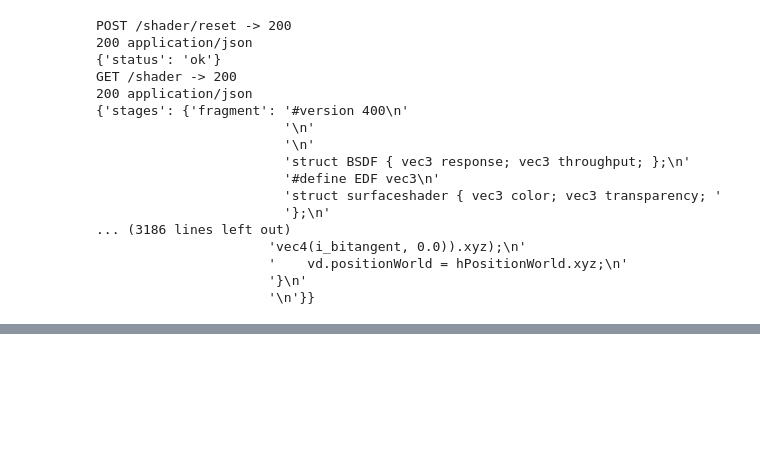
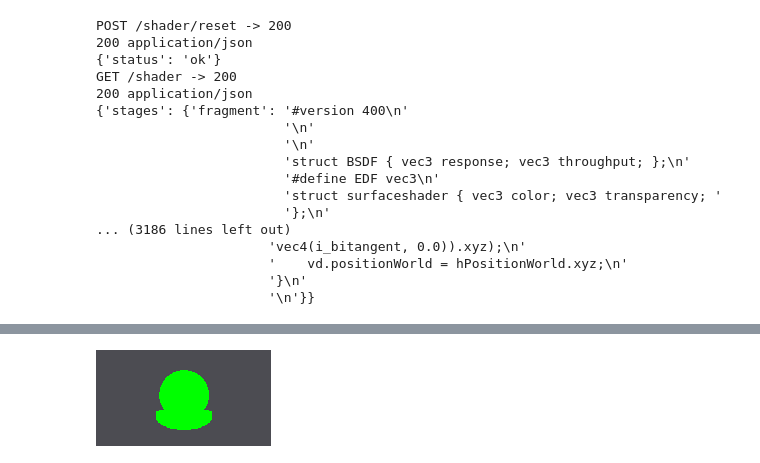
Before and after one commit to ibvfteh/MaterialX, a Jupyter notebook: tools/remote_tests.ipynb, the cells around one changed output, grey strips where cells are left out. Drawn from its saved outputs; the diff is of its cells as text; code cells hidden in the pictures; blank space fills up the shorter version.

```diff
--- a/tools/remote_tests.ipynb
+++ b/tools/remote_tests.ipynb
@@ -395,0 +470,77 @@ GET /shader -> 200
+# %%
+# Stateless render example: provide inline fragment stage + uniforms and render 1 frame
+import json, re
+from pprint import pprint
+from PIL import Image
+import numpy as np
+
+# Simple fragment that outputs a constant color (green) to test stateless render.
+frag = ('/* stateless-test: green */\n'
+        '#version 400\n'
+        '\n'
+        'out vec4 out1;\n'
+        'void main() { out1 = vec4(0.0, 1.0, 0.0, 1.0); }')
+
+payload = {
+    'stages': { 'fragment': frag },
+    'uniforms': [],
+    'frames': 1,
+    'width': 64,
+    'height': 64,
+    'warmup': 2
+}
+
+r = requests.post(f'{BASE_URL}/render/stateless', json=payload)
+print('POST /render/stateless ->', r.status_code, r.headers.get('Content-Type'))
+if r.status_code != 200:
+    try:
+        pprint(r.json())
+    except Exception:
+        print(r.status_code, r.text)
+else:
+    ctype = r.headers.get('Content-Type','')
+    m = re.search('boundary=(.+)', ctype)
+    if not m:
+        raise RuntimeError('Missing boundary in Content-Type: ' + str(ctype))
+    boundary = m.group(1).encode('utf-8')
+    parts = r.content.split(b'--' + boundary)
+    meta = None
+    binaries = []
+    for p in parts:
+        p = p.strip()
+        if not p or p == b'--':
+            continue
+        header_end = p.find(b'\r\n\r\n')
+        if header_end == -1:
+            continue
+        header = p[:header_end].decode('utf-8', errors='ignore')
+        body = p[header_end+4:]
+        # Parse headers
+        h = {}
+        for line in header.split('\r\n'):
+            if ':' in line:
+                k,v = line.split(':',1); h[k.strip().lower()] = v.strip()
+        ctype_part = h.get('content-type','')
+        if ctype_part.startswith('application/json') and meta is None:
+            meta = json.loads(body.decode('utf-8'))
+        elif ctype_part.startswith('application/octet-stream'):
+            binaries.append(body)
+    if meta is None:
+        raise RuntimeError('No metadata in response')
+    print('Metadata:'); pprint(meta)
+    frames_info = meta.get('frames_info', [])
+    if not frames_info:
+        raise RuntimeError('No frames_info in metadata')
+    fi = frames_info[0]
+    dtype = fi.get('dtype')
+    w = fi.get('width'); h = fi.get('height'); ch = fi.get('channels')
+    body = binaries[0]
+    if dtype == 'float32': arr = np.frombuffer(body, dtype=np.float32)
+    elif dtype == 'uint8': arr = np.frombuffer(body, dtype=np.uint8)
+    else: raise RuntimeError('Unsupported dtype: ' + str(dtype))
+    arr = arr.reshape((h, w, ch))
+    img_rgb = arr[:, :, :3] if ch >= 3 else np.repeat(arr[:, :, 0:1], 3, axis=2)
+    disp = (np.clip(img_rgb,0.0,1.0)[::-1] * 255.0).astype(np.uint8)
+    img = Image.fromarray(disp, 'RGB')
+    display(img)
+# %% [output]
@@ -395,0 +561 @@ GET /shader -> 200
+[figure, added]
```
Also changed, not shown: parts of 10 cells of this notebook, 5 other files.
